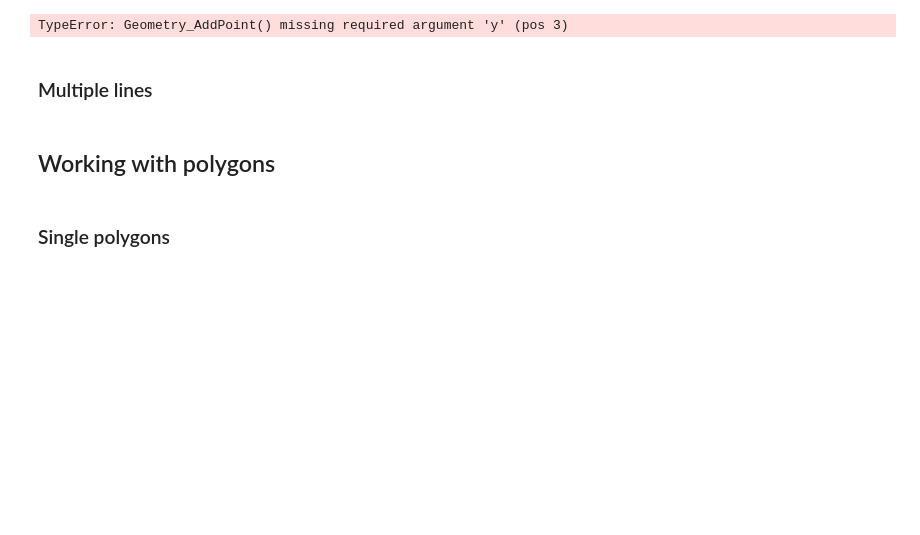
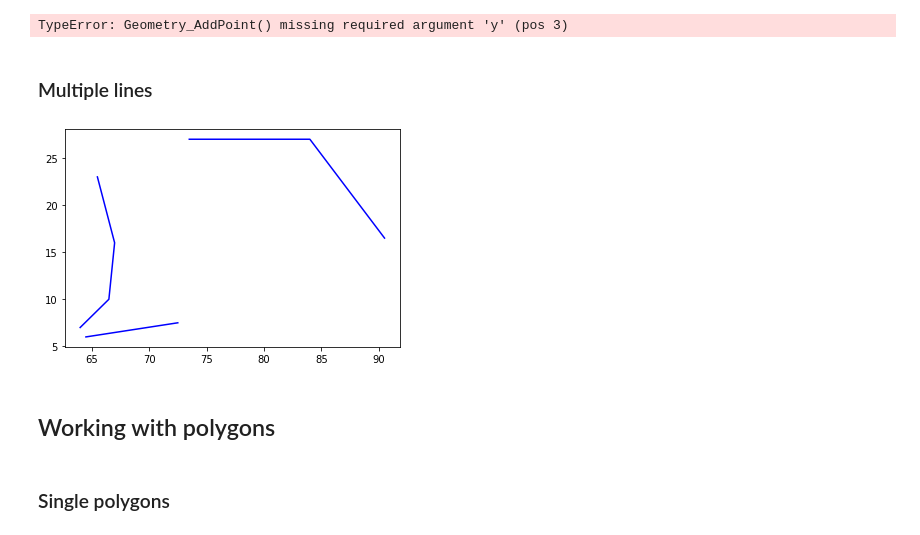
Before and after one commit to lucian-necula-mta/gis-programming, a Jupyter notebook: working_with_geometries.ipynb, the cells around one changed output. Saved outputs shown, nothing was run; the diff lists cells and outputs as text; code cells hidden in the pictures; blank space fills up the shorter version.

```diff
--- a/working_with_geometries.ipynb
+++ b/working_with_geometries.ipynb
@@ -193,6 +208,21 @@ print(paths)
 # Edit the second vertex in the first path.
 paths.GetGeometryRef(0).SetPoint(1, 63, 22)
 print(paths)
+# %%
+def _get_multiline_coords(geom):
+        """Get multiline coordinates as a list of lists of (x, y) tuples."""
+        coords = []
+        for i in range(geom.GetGeometryCount()):
+            coords.append(_get_line_coords(geom.GetGeometryRef(i)))
+        return coords
+# %%
+data = _get_multiline_coords(paths)
+# %%
+for line in data:
+    x, y = zip(*line)
+    plt.plot(x, y, 'b-')
+# %% [output]
+[figure, added]
 # %%
 # Move the line two units east and three south. Get each individual path from
 # the multipath with GetGeometryRef, and then edit the vertices for the path.
```
Also changed, not shown: parts of 7 cells of this notebook.
